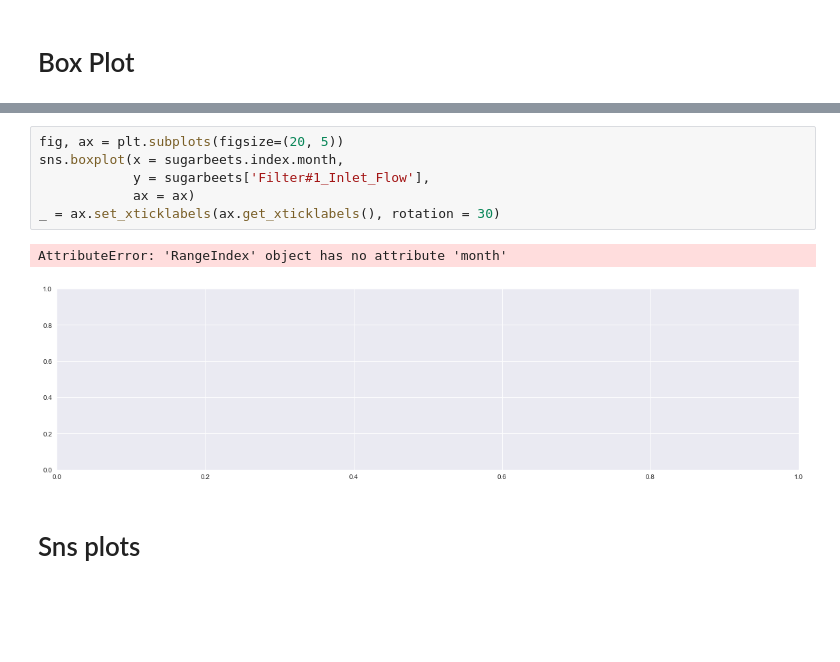
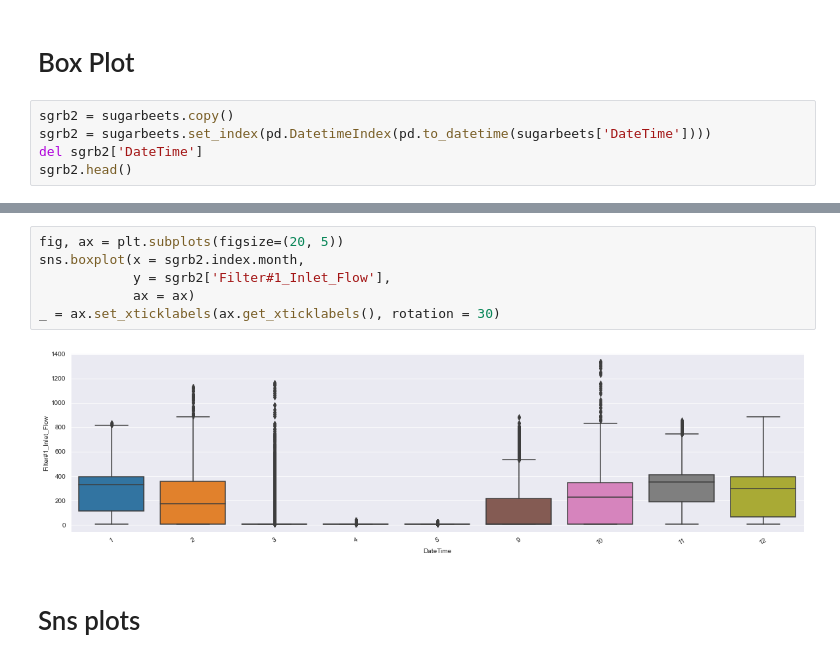
Before and after one commit to saikiranpennam/sugarbeet_analysis, a Jupyter notebook: filters_data_new.ipynb, the cells around one changed output, grey strips where cells are left out. Cells and saved outputs as stored; diff of their text form; blank space fills up the shorter version.

Commit message:
Testing DatetimeIndex on the copr of the df and visualized boxplot...

```diff
--- a/filters_data_new.ipynb
+++ b/filters_data_new.ipynb
@@ -121,3 +121,8 @@ plt.plot([-5,-4,-3,-2,-1,0,1,2,3,4,5], [-5,-4,-3,-2,-1,0,1,2,3,4,5])
 [figure]
 # %% [markdown]
 # Box Plot
+# %%
+sgrb2 = sugarbeets.copy()
+sgrb2 = sugarbeets.set_index(pd.DatetimeIndex(pd.to_datetime(sugarbeets['DateTime'])))
+del sgrb2['DateTime']
+sgrb2.head()
@@ -124,12 +137,11 @@ plt.plot([-5,-4,-3,-2,-1,0,1,2,3,4,5], [-5,-4,-3,-2,-1,0,1,2,3,4,5])
 # %%
 fig, ax = plt.subplots(figsize=(20, 5))
-sns.boxplot(x = sugarbeets.index.month,
-            y = sugarbeets['Filter#1_Inlet_Flow'],
+sns.boxplot(x = sgrb2.index.month,
+            y = sgrb2['Filter#1_Inlet_Flow'],
             ax = ax)
 _ = ax.set_xticklabels(ax.get_xticklabels(), rotation = 30)
 # %% [output]
-AttributeError: 'RangeIndex' object has no attribute 'month'
-[figure, old version]
+[figure, new version]
 # %% [markdown]
 # Sns plots
 # %%
```
Also changed, not shown: parts of 2 cells of this notebook.
